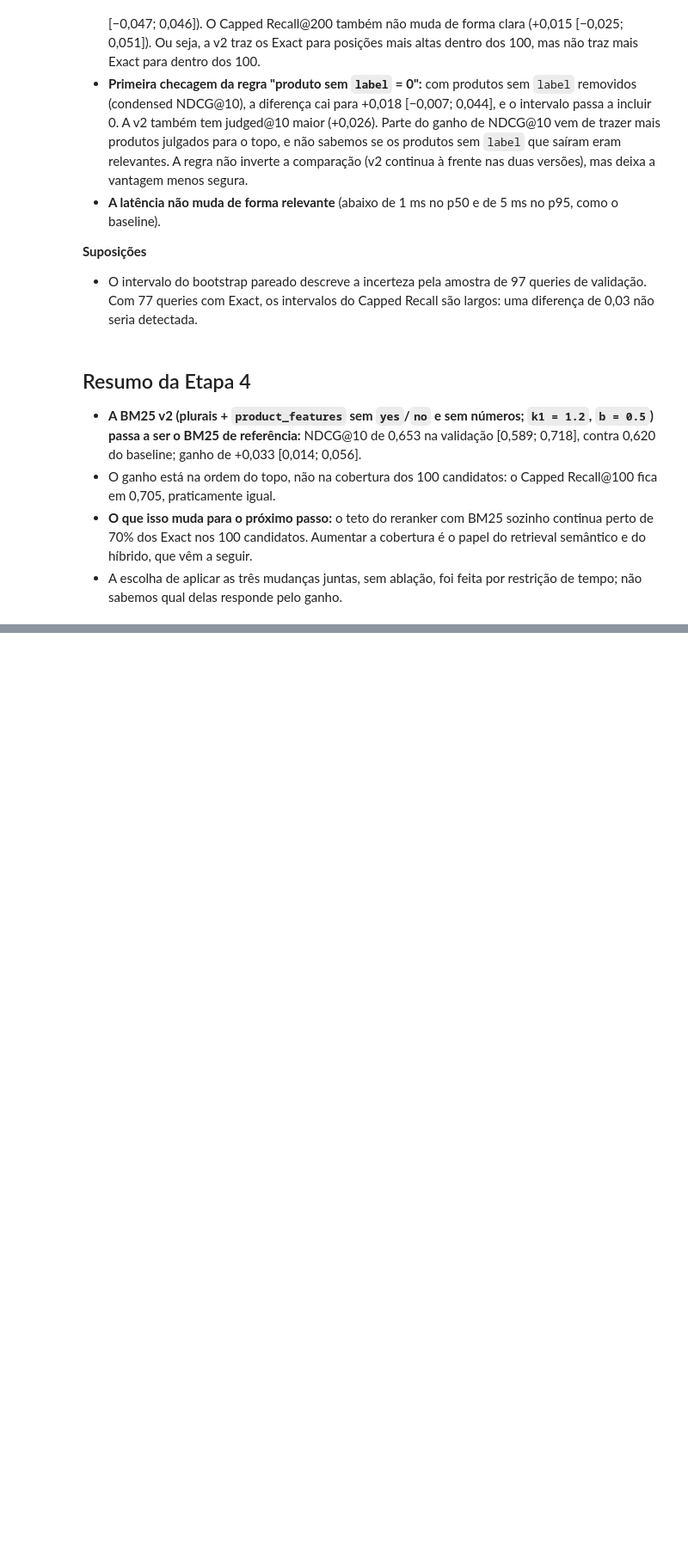
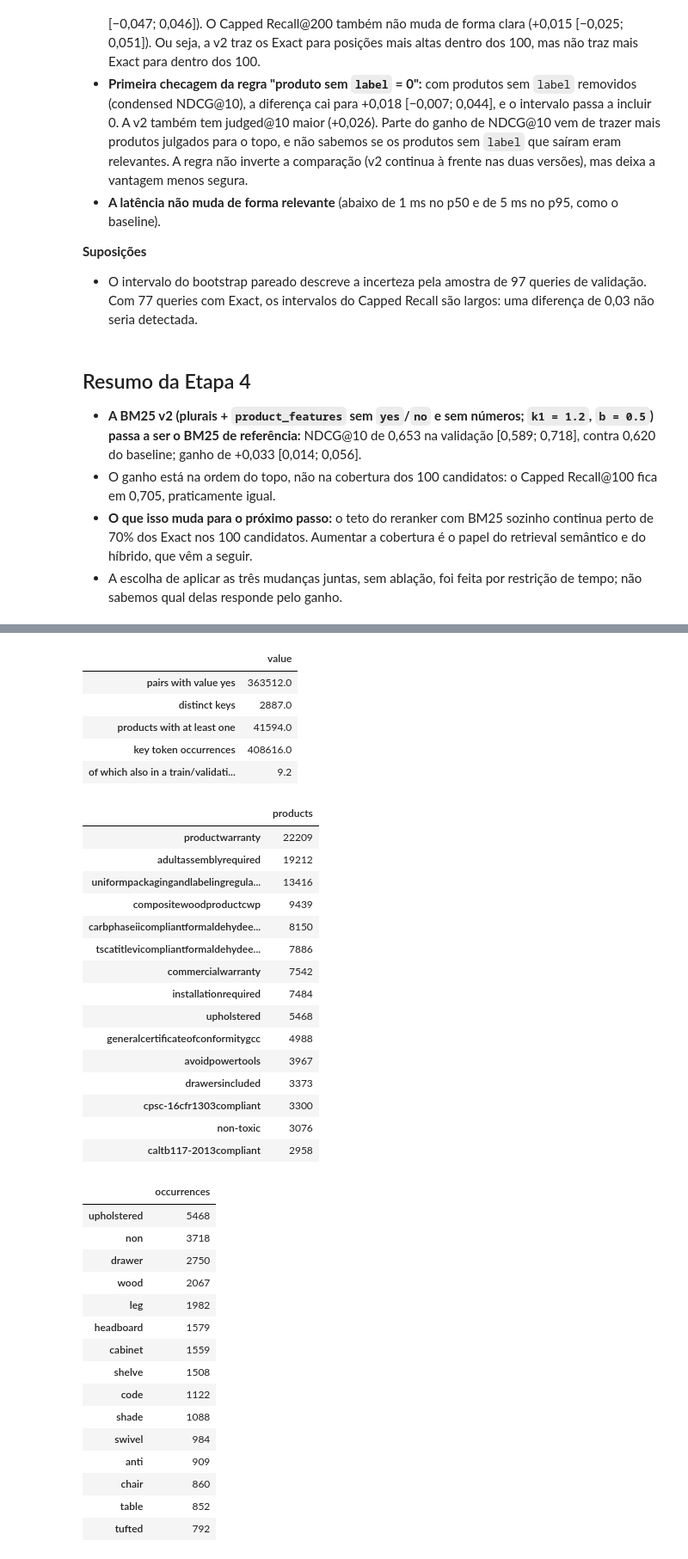
Before and after one commit to lubepe/ml_challenge, a Jupyter notebook: notebooks/02_bm25.ipynb, the cells around one changed output, grey strips where cells are left out. Shown at 86% size. Saved outputs shown, nothing was run; the diff lists cells and outputs as text; code cells hidden in the pictures; blank space fills up the shorter version.

```diff
--- a/notebooks/02_bm25.ipynb
+++ b/notebooks/02_bm25.ipynb
@@ -868,0 +879,55 @@ plt.show()
+# %%
+feature_pairs = products["product_features"].map(data.parse_product_features)
+yes_keys = pd.Series([key for pairs in feature_pairs for key, value in pairs if value.strip().lower() == "yes"])
+dev_query_tokens = {token for tokens in dev_queries["query"].map(lambda q: text.tokenize(q, stem=True)) for token in tokens}
+key_tokens = pd.Series([token for key in yes_keys for token in text.tokenize(key, stem=True)])
+
+yes_overview = pd.Series({
+    "pairs with value yes": len(yes_keys),
+    "distinct keys": yes_keys.nunique(),
+    "products with at least one": int(feature_pairs.map(lambda pairs: any(v.strip().lower() == "yes" for _, v in pairs)).sum()),
+    "key token occurrences": len(key_tokens),
+    "of which also in a train/validation query (%)": round(key_tokens.isin(dev_query_tokens).mean() * 100, 1),
+})
+display(yes_overview.to_frame("value"))
+display(yes_keys.value_counts().head(15).rename("products").to_frame())
+display(key_tokens[key_tokens.isin(dev_query_tokens)].value_counts().head(15).rename("occurrences").to_frame())
+# %% [output]
+|  | value |
+| pairs with value yes | 363512.0 |
+| distinct keys | 2887.0 |
+| products with at least one | 41594.0 |
+| key token occurrences | 408616.0 |
+| of which also in a train/validati... | 9.2 |
+|  | products |
+| productwarranty | 22209 |
+| adultassemblyrequired | 19212 |
+| uniformpackagingandlabelingregula... | 13416 |
+| compositewoodproductcwp | 9439 |
+| carbphaseiicompliantformaldehydee... | 8150 |
+| tscatitlevicompliantformaldehydee... | 7886 |
+| commercialwarranty | 7542 |
+| installationrequired | 7484 |
+| upholstered | 5468 |
+| generalcertificateofconformitygcc | 4988 |
+| avoidpowertools | 3967 |
+| drawersincluded | 3373 |
+| cpsc-16cfr1303compliant | 3300 |
+| non-toxic | 3076 |
+| caltb117-2013compliant | 2958 |
+|  | occurrences |
+| upholstered | 5468 |
+| non | 3718 |
+| drawer | 2750 |
+| wood | 2067 |
+| leg | 1982 |
+| headboard | 1579 |
+| cabinet | 1559 |
+| shelve | 1508 |
+| code | 1122 |
+| shade | 1088 |
+| swivel | 984 |
+| anti | 909 |
+| chair | 860 |
+| table | 852 |
+| tufted | 792 |
```
Also changed, not shown: parts of 11 cells of this notebook, 6 other files.
